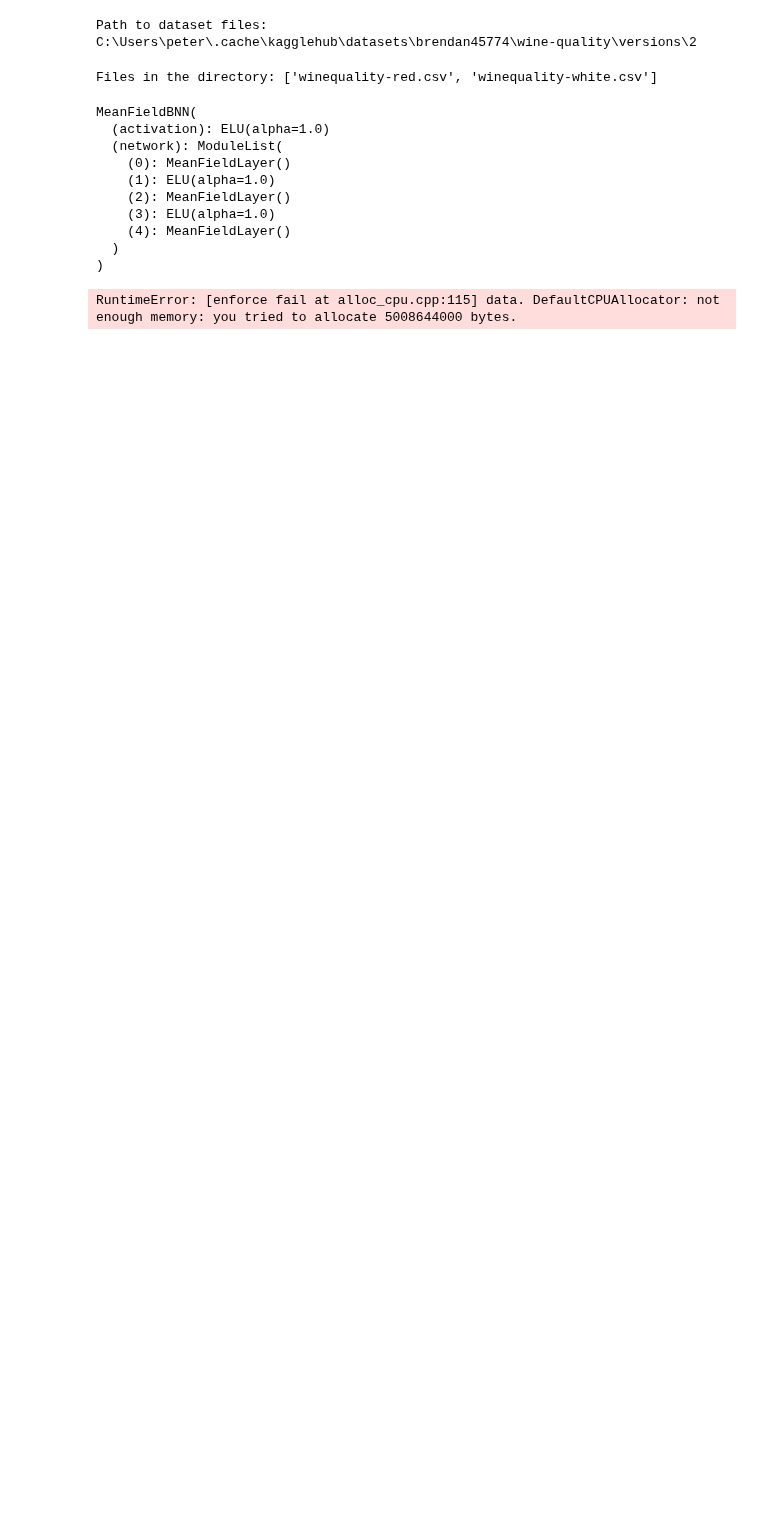
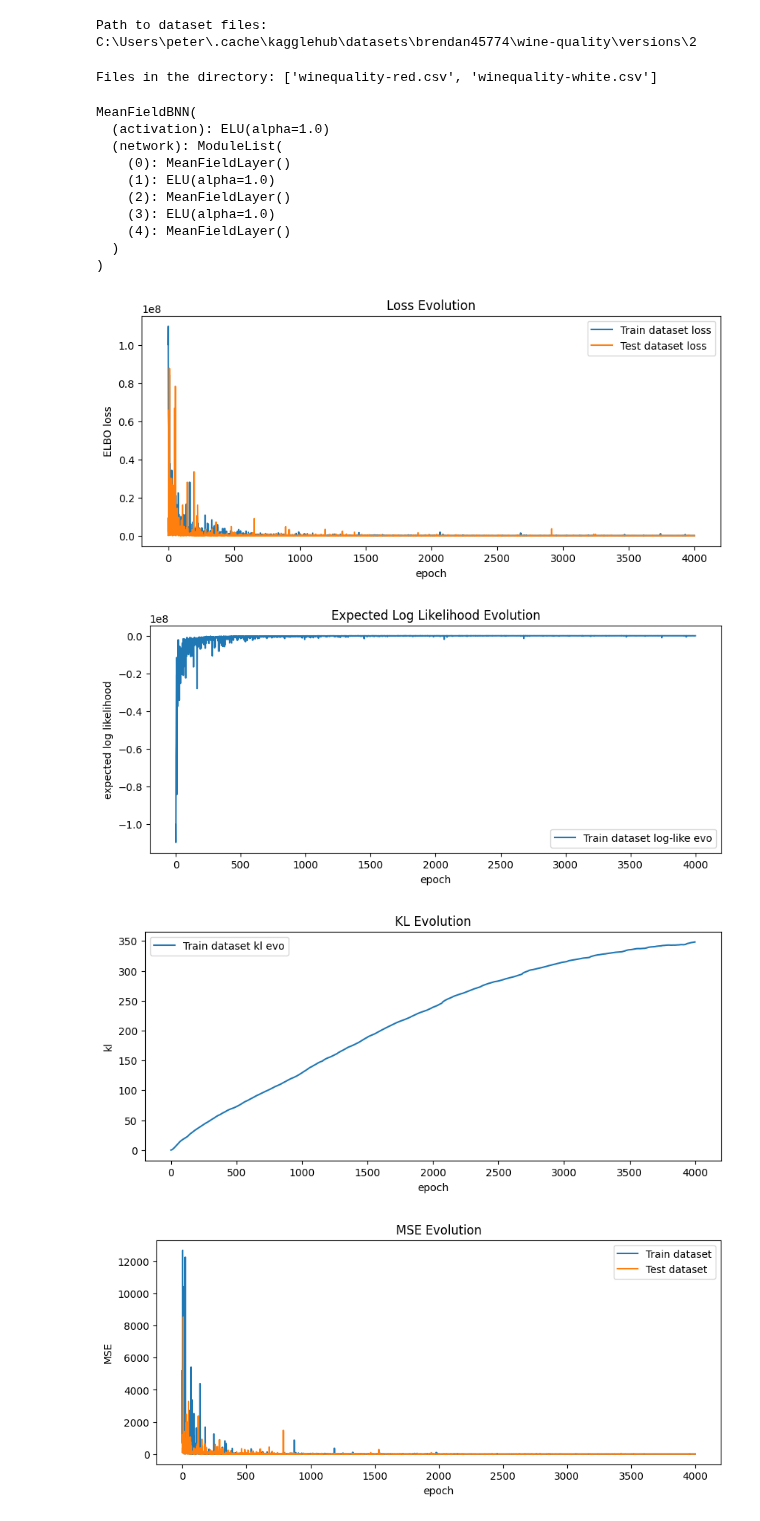
Before and after one commit to Marco-Gal/Bayesian-Neural-Network-Project, a Jupyter notebook: Wine Quality/Wine Quality Gaussian.ipynb, the cells around one changed output. Drawn from its saved outputs; the diff is of its cells as text; code cells hidden in the pictures; blank space fills up the shorter version.

```diff
--- a/Wine Quality/Wine Quality Gaussian.ipynb
+++ b/Wine Quality/Wine Quality Gaussian.ipynb
@@ -45,6 +45,8 @@ X_tensor = torch.tensor(features.values, dtype=torch.float32)
 y_tensor = torch.tensor(targets.values, dtype=torch.float32)
 # %%
 x_tr, x_te, y_tr, y_te = train_test_split(X_tensor, y_tensor, test_size=0.3, random_state=42)
+y_tr = y_tr.unsqueeze(-1)
+y_te = y_te.unsqueeze(-1)
 # %%
 class MeanFieldLayer(nn.Module):
     """Represents a mean-field Gaussian distribution over each layer of the network."""
@@ -230,7 +232,7 @@ aux_loss = nn.MSELoss()
 for epoch in tqdm(range(4000)):  # epochs
     opt.zero_grad()
 
-    l, ll, kl = bnn_model.loss(x_tr, y_tr,num_samples = 1000)
+    l, ll, kl = bnn_model.loss(x_tr, y_tr,num_samples = 10)
     tr_loss_evo.append(l.item())
     tr_ll_evo.append(ll.item())
     tr_kl_evo.append(kl.item())
@@ -247,31 +249,34 @@ plt.rcParams["figure.figsize"] = (10, 4)
 plt.plot(tr_loss_evo, label='Train dataset loss')
 plt.plot(te_loss_evo, label='Test dataset loss')
 plt.ylabel('ELBO loss')
 plt.xlabel('epoch')
 plt.legend()
 plt.title('Loss Evolution')
 plt.show()
 
 plt.plot(tr_ll_evo, label='Train dataset log-like evo')
 plt.ylabel('expected log likelihood')
 plt.xlabel('epoch')
 plt.legend()
 plt.title('Expected Log Likelihood Evolution')
 plt.show()
 
 plt.plot(tr_kl_evo, label='Train dataset kl evo')
 plt.ylabel('kl')
 plt.xlabel('epoch')
 plt.legend()
 plt.title('KL Evolution')
 plt.show()
 
 plt.plot(tr_mse_loss_evo, label='Train dataset')
 plt.plot(te_mse_loss_evo, label='Test dataset')
 plt.ylabel('MSE')
 plt.xlabel('epoch')
 plt.legend()
 plt.title('MSE Evolution')
 plt.show()
 # %% [output]
-RuntimeError: [enforce fail at alloc_cpu.cpp:115] data. DefaultCPUAllocator: not enough memory: you tried to allocate 5008644000 bytes.
+[figure, added]
+[figure, added]
+[figure, added]
+[figure, added]
```
Also changed, not shown: parts of 1 cell of this notebook.
